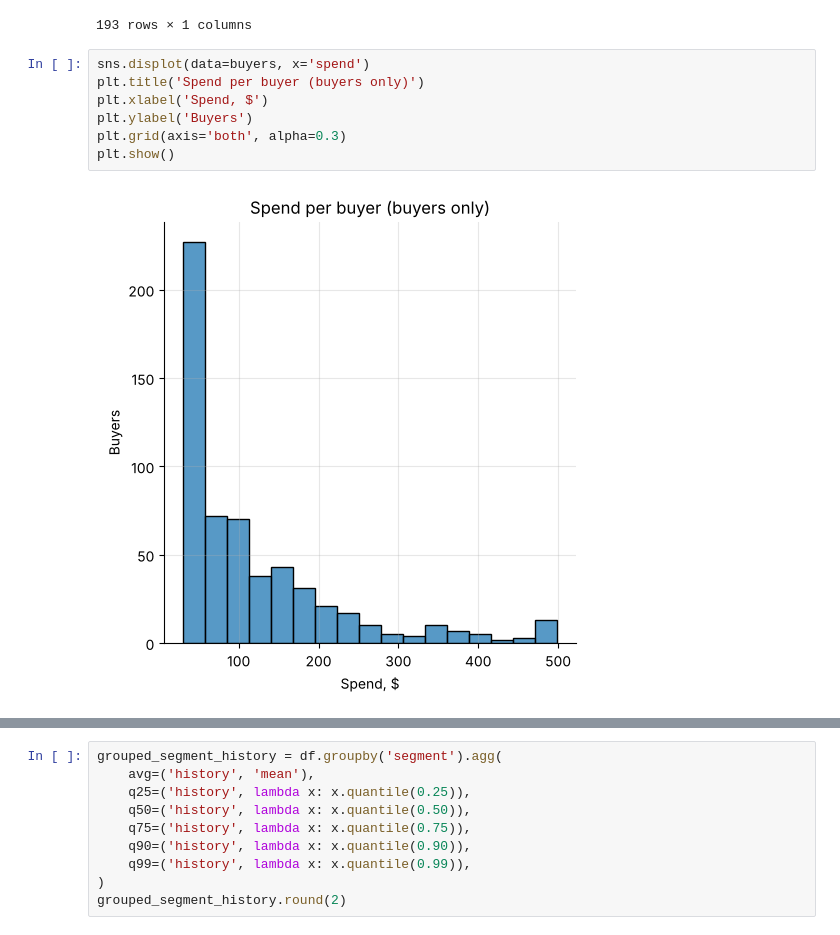
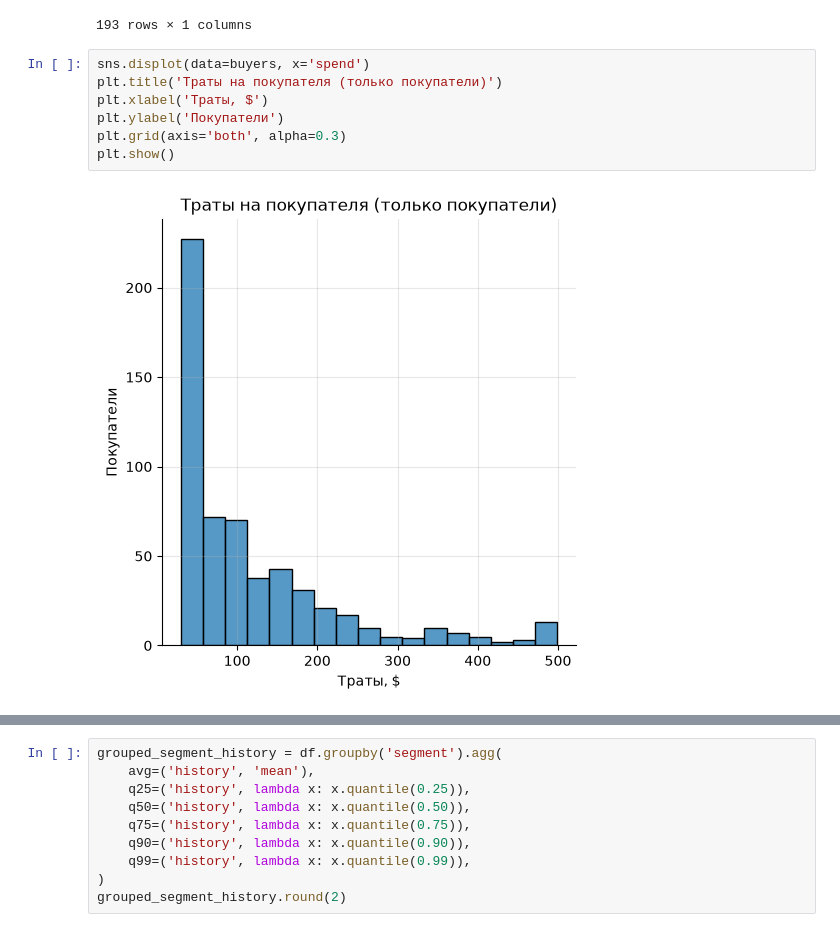
Before and after one commit to TemurRikhsitillaev/hillstrom-ab-test, a Jupyter notebook: notebook/hillstrom_ab_test.ipynb, the cells around one changed output, grey strips where cells are left out. Drawn from its saved outputs; the diff is of its cells as text.

```diff
--- a/notebook/hillstrom_ab_test.ipynb
+++ b/notebook/hillstrom_ab_test.ipynb
@@ -243,13 +246,13 @@ buyers[buyers['segment'] == 'Mens E-Mail'].groupby('spend').agg(
 193 rows × 1 columns
 # %%
 sns.displot(data=buyers, x='spend')
-plt.title('Spend per buyer (buyers only)')
-plt.xlabel('Spend, $')
-plt.ylabel('Buyers')
+plt.title('Траты на покупателя (только покупатели)')
+plt.xlabel('Траты, $')
+plt.ylabel('Покупатели')
 plt.grid(axis='both', alpha=0.3)
 plt.show()
 # %% [output]
-[figure, old version]
+[figure, new version]
 # %%
 sns.boxplot(data=buyers, x='segment', y='spend',
             color='#cfe0f5',
```
Also changed, not shown: parts of 41 cells of this notebook, 11 other files.
